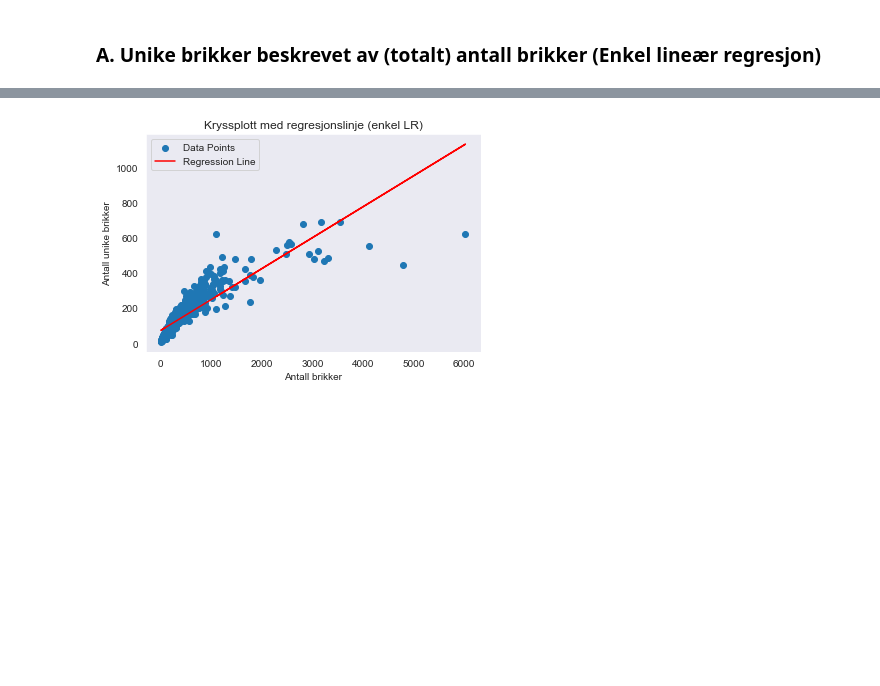
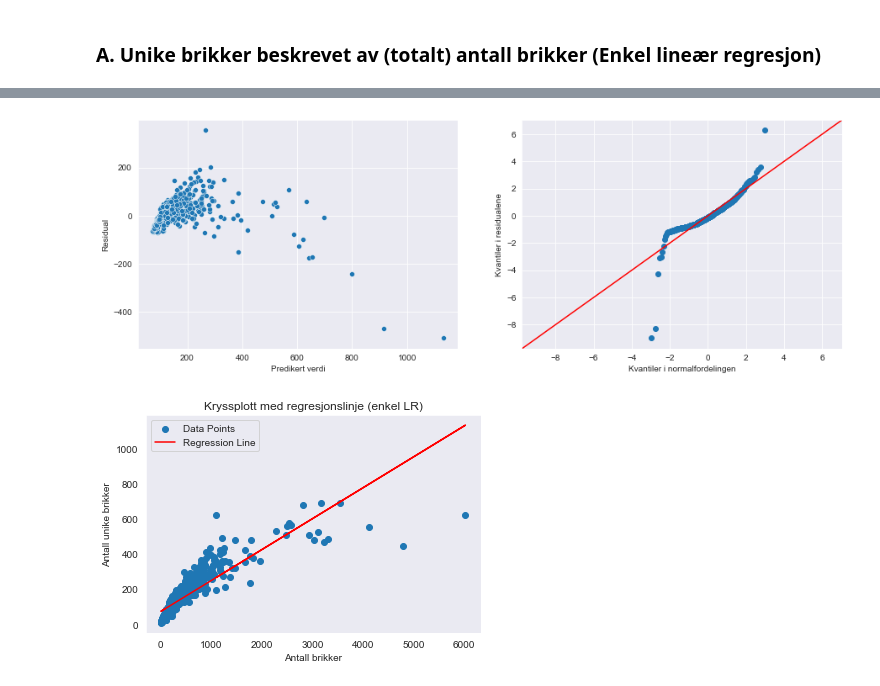
Before and after one commit to kludge7/ISTT1003-Statistikk, a Jupyter notebook: models.ipynb, the cells around one changed output, grey strips where cells are left out. Saved outputs shown, nothing was run; the diff lists cells and outputs as text; code cells hidden in the pictures; blank space fills up the shorter version.

```diff
--- a/models.ipynb
+++ b/models.ipynb
@@ -75,14 +75,16 @@ Notes:
 # %%
 # Plots predicted values against residuals
 figure, axis = plt.subplots(1, 2, figsize = (15, 5))
-sns.scatterplot(x = result.fittedvalues, y = result.resid, ax = axis[0])
+sns.scatterplot(x = result_slr.fittedvalues, y = result_slr.resid, ax = axis[0])
 axis[0].set_ylabel("Residual")
 axis[0].set_xlabel("Predikert verdi")
 
 # QQ-plots for residuals
-sm.qqplot(result.resid, line = '45', fit = True, ax = axis[1])
+sm.qqplot(result_slr.resid, line ='45', fit = True, ax = axis[1])
 axis[1].set_ylabel("Kvantiler i residualene")
 axis[1].set_xlabel("Kvantiler i normalfordelingen")
 # plt.savefig('residuals_mlr.png')
 plt.show()
+# %% [output]
+[figure, added]
 # %%
```
Also changed, not shown: parts of 9 cells of this notebook.
